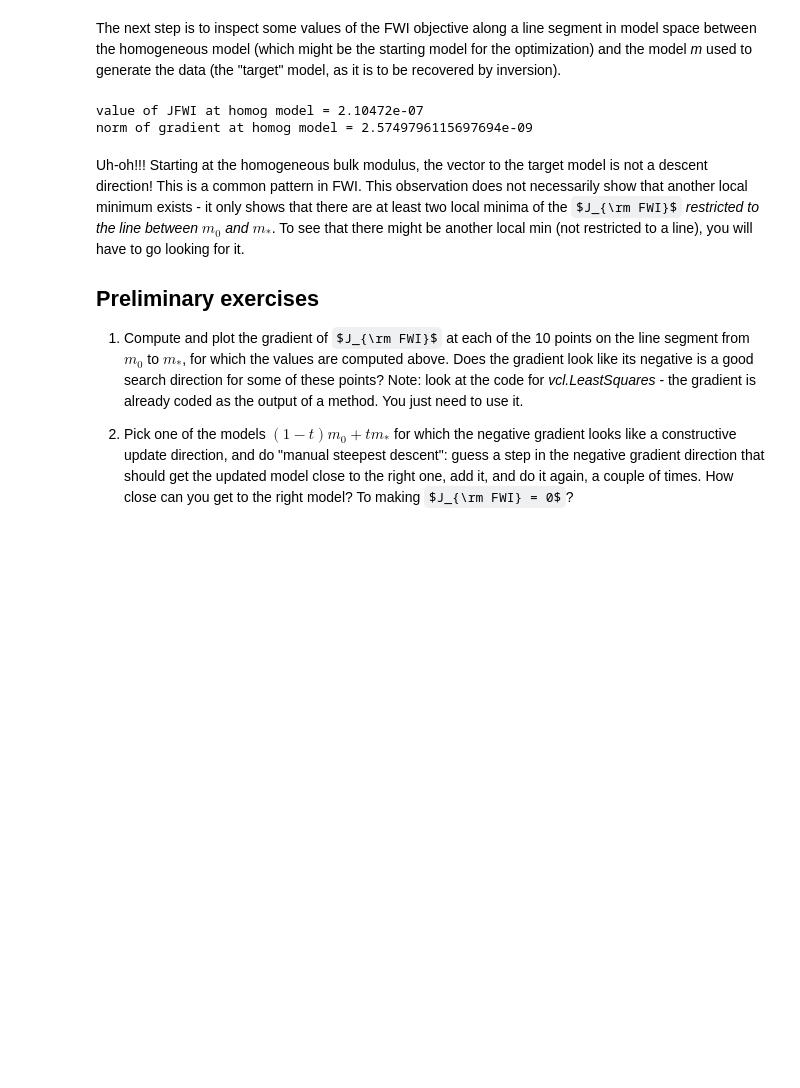
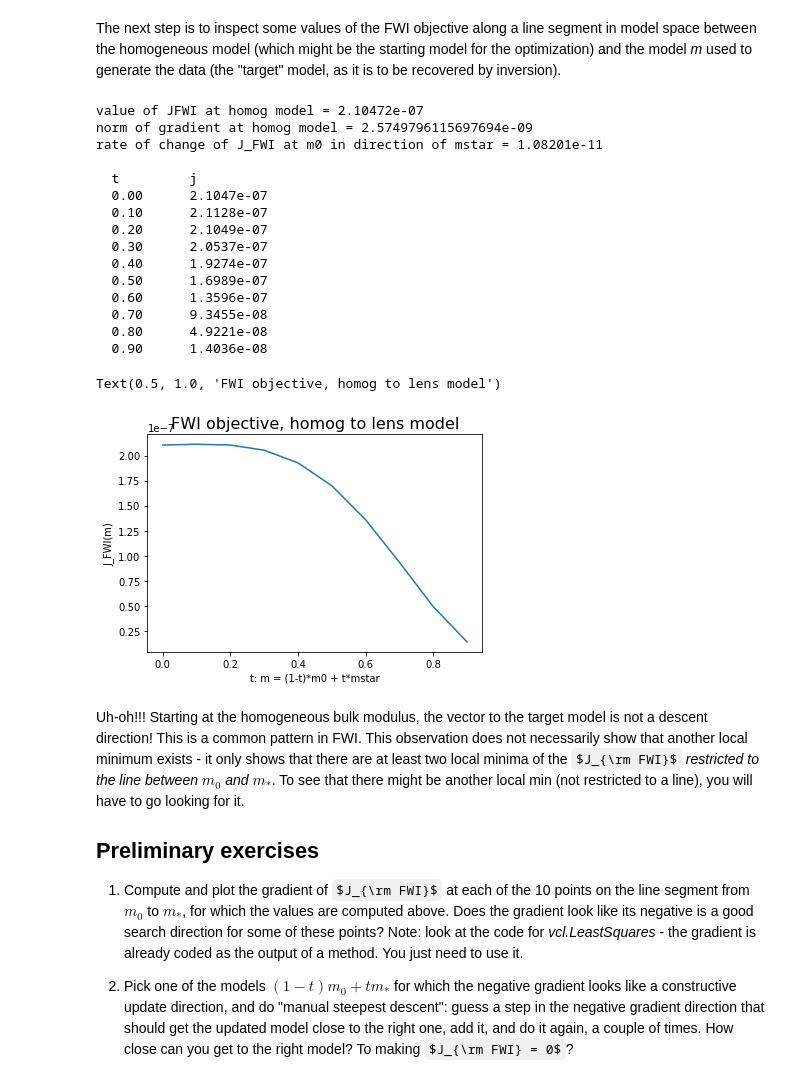
Before and after one commit to wwsorcas/trip, a Jupyter notebook: pyrvl/awivc.ipynb, the cells around one changed output. Saved outputs shown, nothing was run; the diff lists cells and outputs as text; code cells hidden in the pictures; some formulas as TeX source; blank space fills up the shorter version.

```diff
--- a/pyrvl/awivc.ipynb
+++ b/pyrvl/awivc.ipynb
@@ -597,27 +508,59 @@ The next step is to inspect some values of the FWI objective along a line segmen
 # %%
 # homogeneous bulk modulus
 data.model(bulkfile='m0.rsf', bulk=4.0, nx=401, nz=201, dx=20, dz=20,
            lensfac=1.0)
 m0 = vcl.Vector(bulksp,'m0.rsf')
 
 # value
 print('value of JFWI at homog model = ' + str(JFWI(m0)))
 # gradient
 g0 = JFWI.gradient(m0)
 print('norm of gradient at homog model = ' + str(g0.norm()))
 
-vals=[]
+# unit vector from m0 in direction mstar
+dm = vcl.Vector(bulksp)
+dm.copy(mstar)
+dm.linComb(-1.0,m0)
+dm.scale(1.0/(dm.norm()))
+
+print('rate of change of J_FWI at m0 in direction of mstar = ' + str(g0.dot(dm)) + '\n')
+
+tval=[]
+jval=[]
+print('  t         j')
 m = vcl.Vector(bulksp)
-#for i in range(0,10):
-#    m.copy(m0)
-#    t = float(i)/10.0
-#    # m = t*mstar + (1-t)*m0
-#    m.linComb(t,mstar,1.0-t)
-#    vals.append(JFWI(m))
-#    print('JFWI(' + str(t) + '*mstar+(1-' + str(t) + ')*m0) = ' + str(vals[i]))
+for i in range(0,10):
+    m.copy(m0)
+    tval.append(float(i)/10.0)
+    # m = t*mstar + (1-t)*m0
+    m.linComb(tval[i],mstar,1.0-tval[i])
+    jval.append(JFWI(m))
+    #print('JFWI(' + str(t) + '*mstar+(1-' + str(t) + ')*m0) = ' + str(vals[i]))
+    print('%6.2f      %10.4e' % (tval[i], jval[i]))
+
+import matplotlib.pyplot as plt
+plt.plot(tval, jval)
+plt.xlabel('t: m = (1-t)*m0 + t*mstar')
+plt.ylabel('J_FWI(m)')
+plt.title('FWI objective, homog to lens model', fontsize=16)
 # %% [output]
 value of JFWI at homog model = 2.10472e-07
 norm of gradient at homog model = 2.5749796115697694e-09
+rate of change of J_FWI at m0 in direction of mstar = 1.08201e-11
+
+  t         j
+  0.00      2.1047e-07
+  0.10      2.1128e-07
+  0.20      2.1049e-07
+  0.30      2.0537e-07
+  0.40      1.9274e-07
+  0.50      1.6989e-07
+  0.60      1.3596e-07
+  0.70      9.3455e-08
+  0.80      4.9221e-08
+  0.90      1.4036e-08
+Text(0.5, 1.0, 'FWI objective, homog to lens model')
+[figure, added]
 # %% [markdown]
 Uh-oh!!! Starting at the homogeneous bulk modulus, the vector to the target model is not a descent direction! This is a common pattern in FWI. This observation does not necessarily show that another local minimum exists - it only shows that there are at least two local minima of the $J_{\rm FWI}$ *restricted to the line between $m_0$ and $m_*$*. To see that there might be another local min (not restricted to a line), you will have to go looking for it.
 
```
Also changed, not shown: parts of 41 cells of this notebook.
